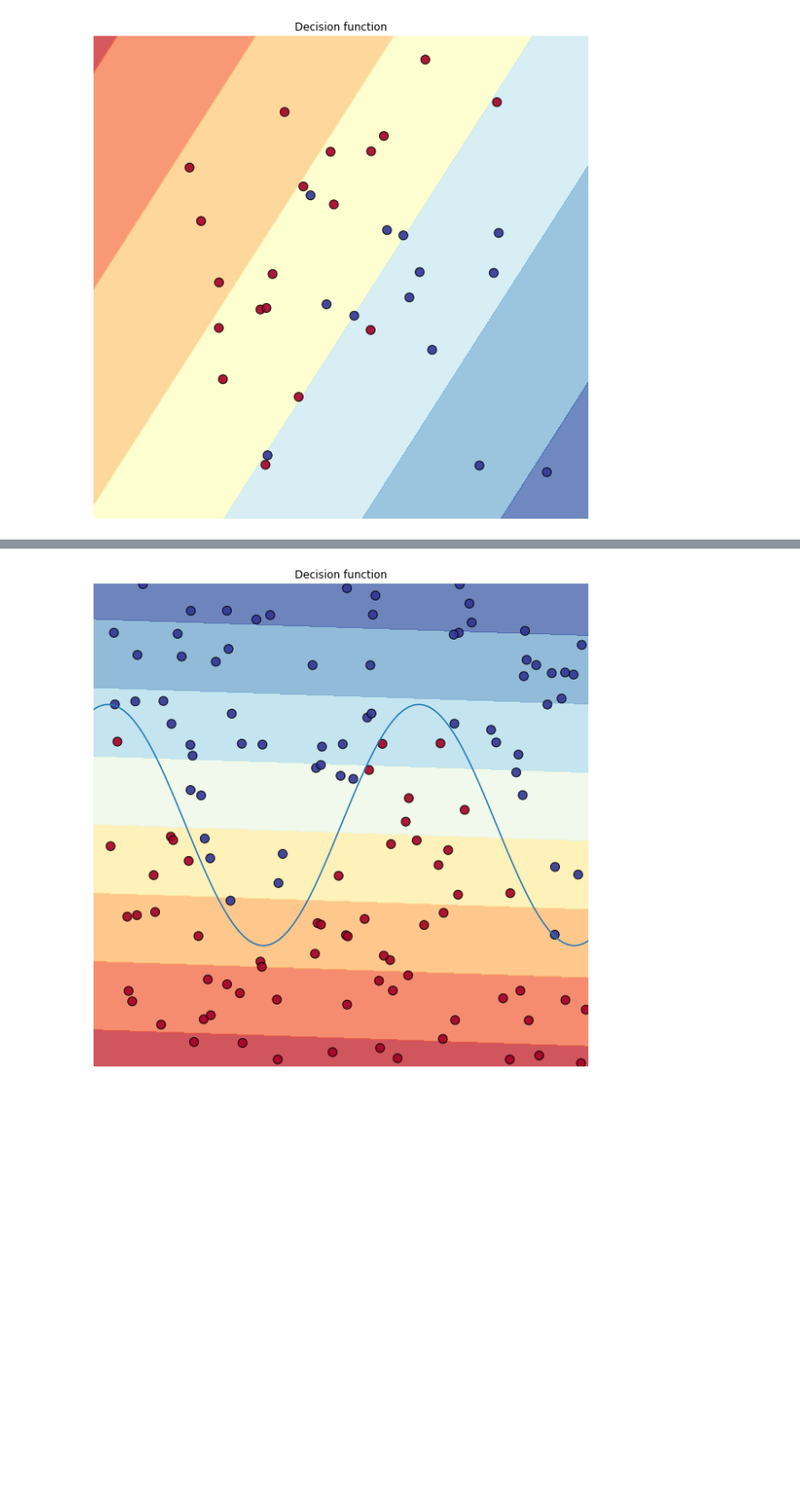
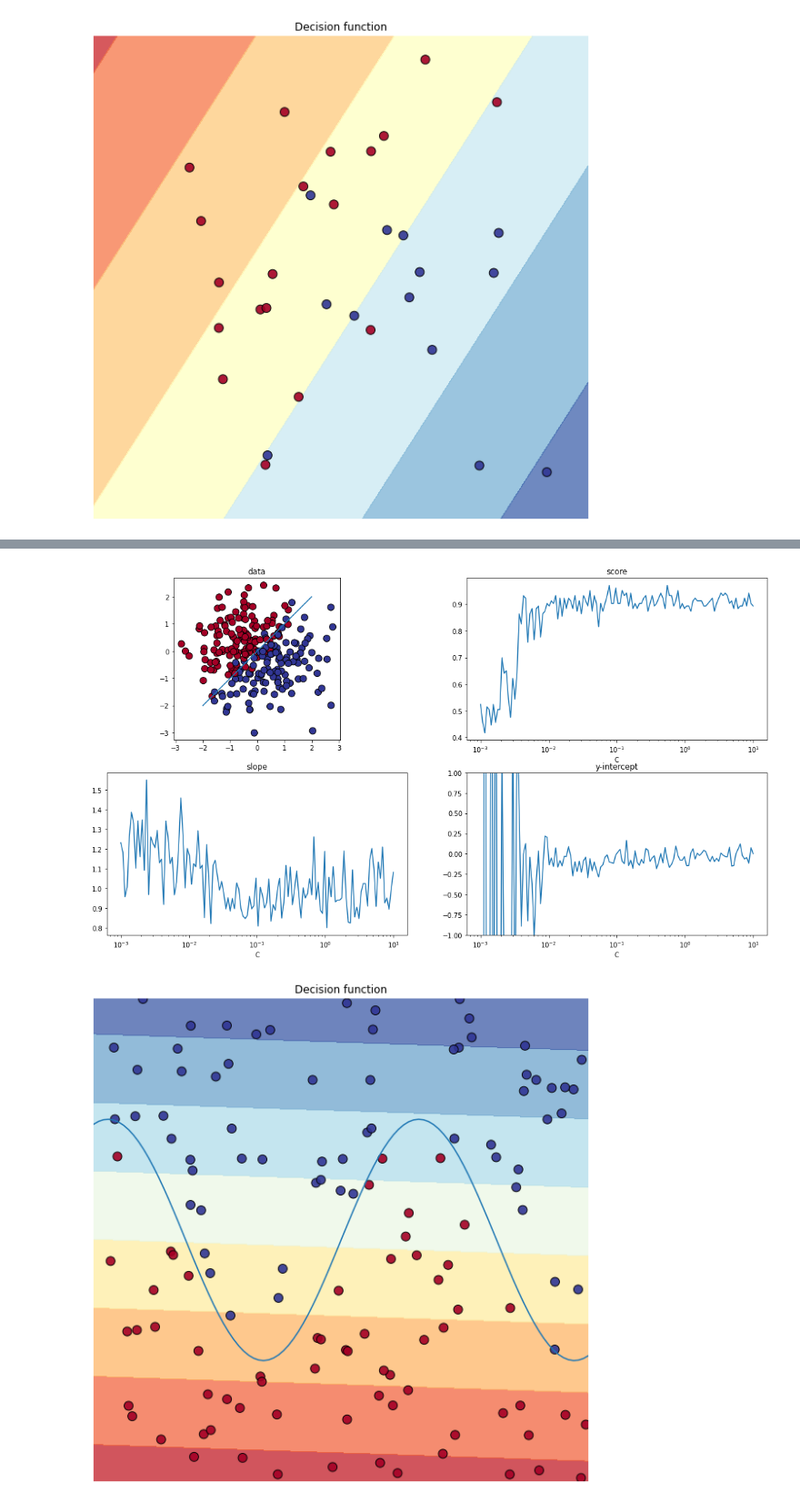
Before and after one commit to somritabanerjee/cme216-spring-2020, a Jupyter notebook: Code/svm.ipynb, the cells around one changed output, grey strips where cells are left out. Shown at 91% size. Cells and saved outputs as stored; diff of their text form; code cells hidden in the pictures; blank space fills up the shorter version.

```diff
--- a/Code/svm.ipynb
+++ b/Code/svm.ipynb
@@ -358,3 +303,81 @@ Recall score is  0.750
+# %%
+from sklearn.model_selection import train_test_split
+
+np.random.seed(2020)
+
+X = np.random.randn(256, 2)
+
+y = np.zeros(X.shape[0])
+
+# initialize labels
+for i in range(0,X.shape[0]):
+  y[i] = labels_line(X[i,:])
+
+# randomly perturb the points X
+for i in range(0,X.shape[0]):
+  X[i,:] = X[i,:] + np.random.randn(2)/4
+
+fig = plt.figure(figsize=(18, 10))
+ax = fig.add_subplot(221)
+plt.scatter(X[:, 0], X[:, 1], c=y, s=100, cmap=plt.cm.RdYlBu,
+            edgecolors='black')
+x_ref = np.linspace(-2, 2, 2)
+plt.plot(x_ref,x_ref)
+ax.set_aspect(1)
+plt.title("data")
+
+n_opt_C = 128
+
+C_range = np.logspace(-3,1,n_opt_C)
+k = 0
+score = np.zeros(n_opt_C)
+a = np.zeros(n_opt_C)
+b = np.zeros(n_opt_C)
+f1 = np.zeros(n_opt_C)
+precision = np.zeros(n_opt_C)
+recall = np.zeros(n_opt_C)
+
+for C in C_range:
+  X_train, X_test, y_train, y_test = train_test_split(X, y, test_size=0.4)
+
+  clf = svm.SVC(kernel='linear', C=C).fit(X_train, y_train)
+  score[k] = clf.score(X_test, y_test)
+  a[k] = -clf.coef_[0,0] / clf.coef_[0,1]
+  b[k] = -clf.intercept_ / clf.coef_[0,1]
+
+  # y_pred = clf.predict(X_test)
+  # f1[k] = f1_score(y_test, y_pred)
+  # if np.argwhere(y_pred == 1.).shape[0] > 0:
+  #   precision[k] = precision_score(y_test, y_pred)
+  # else:
+  #   precision[k] = 0
+  # recall[k] = recall_score(y_test, y_pred)
+
+  k = k+1
+
+# plot
+plt.subplot(222)
+plt.plot(C_range,score,label="score")
+plt.xscale("log")
+plt.xlabel("C")
+plt.title("score")
+
+plt.subplot(223)
+plt.plot(C_range,a,label="score")
+plt.xscale("log")
+plt.xlabel("C")
+plt.title("slope")
+
+plt.subplot(224)
+plt.plot(C_range,b,label="score")
+plt.xscale("log")
+plt.title("y-intercept")
+plt.xlabel("C")
+plt.ylim(-1,1)
+
+plt.show()
+# %% [output]
+[figure, added]
 # %%
 np.random.seed(2020)
 
```
Also changed, not shown: parts of 2 cells of this notebook.
